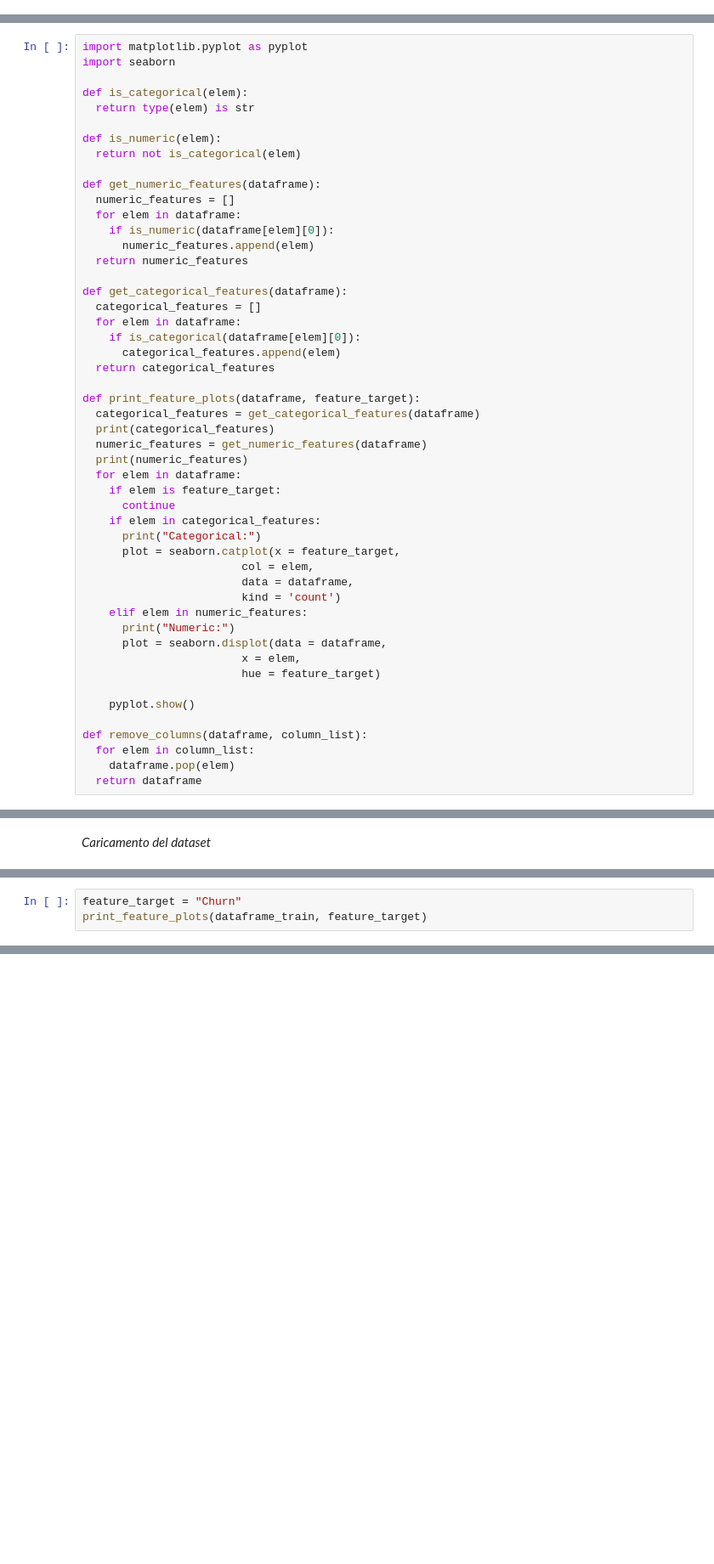
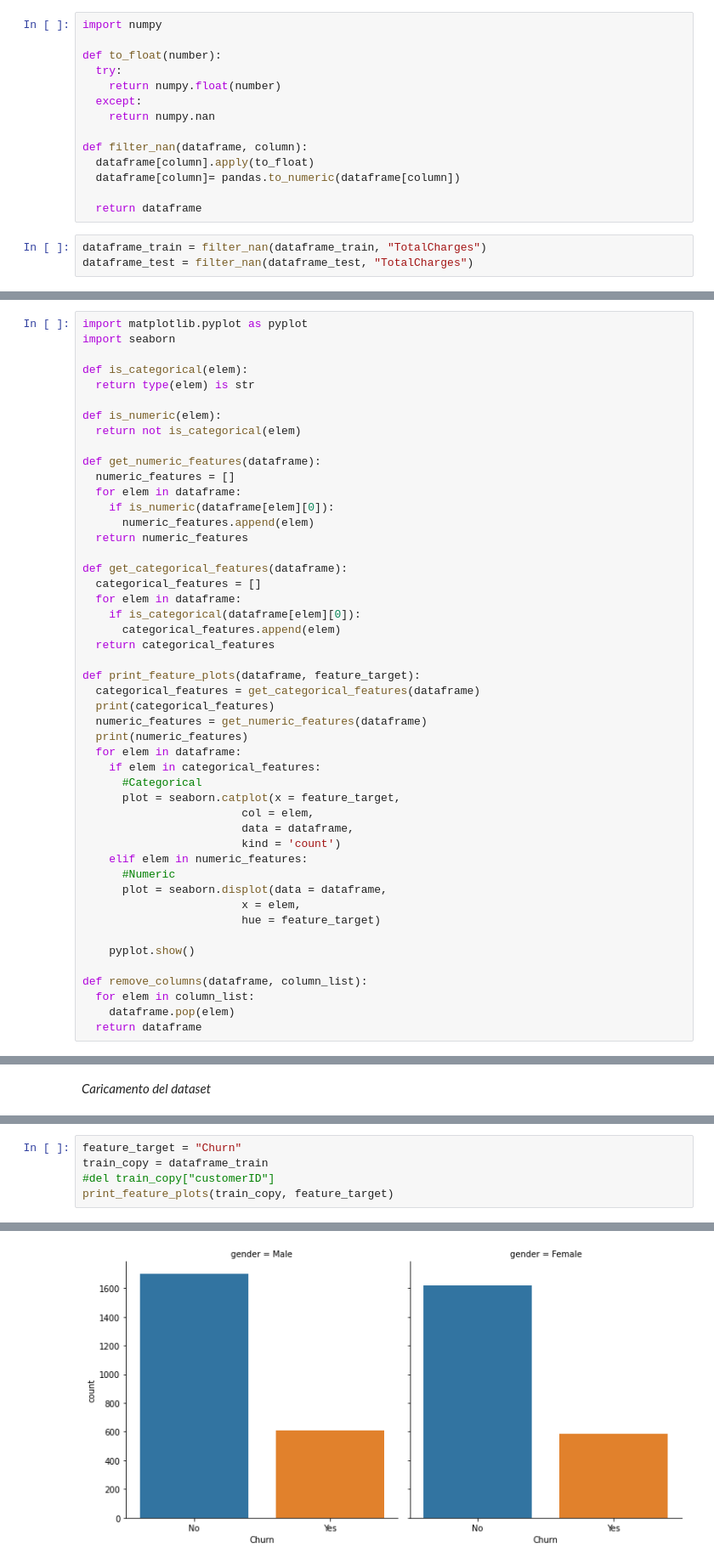
Before and after one commit to giutassarotti/testia, a Jupyter notebook: training.ipynb, the cells around one changed output, grey strips where cells are left out. Shown at 85% size. Cells and saved outputs as stored; diff of their text form; blank space fills up the shorter version.

```diff
--- a/training.ipynb
+++ b/training.ipynb
@@ -36 +36,18 @@ def io_load_csv(csv_path):
+# %%
+import numpy
+
+def to_float(number):
+  try:
+    return numpy.float(number)
+  except:
+    return numpy.nan
+
+def filter_nan(dataframe, column):
+  dataframe[column].apply(to_float)
+  dataframe[column]= pandas.to_numeric(dataframe[column])
+
+  return dataframe
+# %%
+dataframe_train = filter_nan(dataframe_train, "TotalCharges")
+dataframe_test = filter_nan(dataframe_test, "TotalCharges")
 # %% [markdown]
@@ -88,16 +93,14 @@ def print_feature_plots(dataframe, feature_target):
   numeric_features = get_numeric_features(dataframe)
   print(numeric_features)
   for elem in dataframe:
-    if elem is feature_target:
-      continue
     if elem in categorical_features:
-      print("Categorical:")
+      #Categorical
       plot = seaborn.catplot(x = feature_target,
                         col = elem,
                         data = dataframe,
                         kind = 'count')
     elif elem in numeric_features:
-      print("Numeric:")
+      #Numeric
       plot = seaborn.displot(data = dataframe,
                         x = elem,
                         hue = feature_target)
@@ -178,4 +186,6 @@ print_infos(dataframe_train)
 # %%
 feature_target = "Churn"
-print_feature_plots(dataframe_train, feature_target)
+train_copy = dataframe_train
+#del train_copy["customerID"]
+print_feature_plots(train_copy, feature_target)
 # %% [output]
@@ -185 +194,2 @@ Categorical:
 [figure]
+[figure, added]
```
Also changed, not shown: parts of 9 cells of this notebook.
